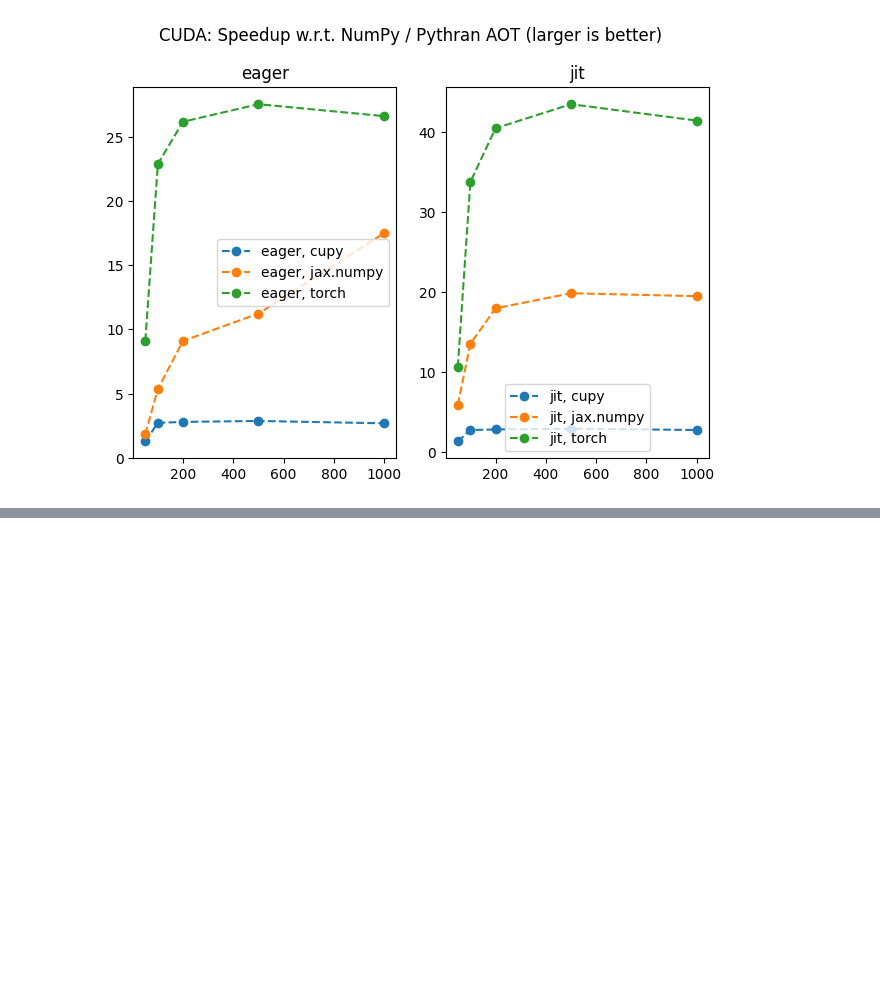
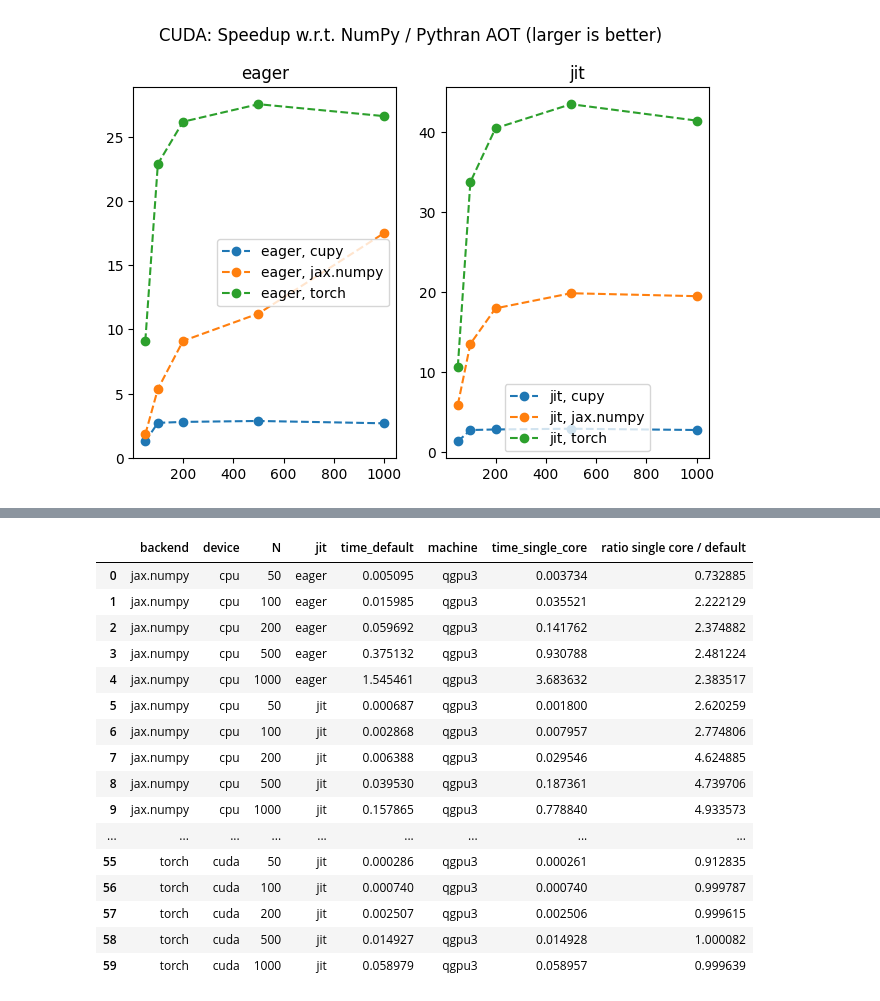
Before and after one commit to ev-br/bench_playground, a Jupyter notebook: viz.rbf.ipynb, the cells around one changed output, grey strips where cells are left out. Drawn from its saved outputs; the diff is of its cells as text; code cells hidden in the pictures; blank space fills up the shorter version.

```diff
--- a/viz.rbf.ipynb
+++ b/viz.rbf.ipynb
@@ -363,0 +478,23 @@ plt.tight_layout()
+# %%
+df__ = df.merge(df_single_core, how="inner", on=["N", "device", "jit", "backend", "machine"], suffixes=("_default", "_single_core"))
+df__ = df__.sort_values(by=["device", "backend", "jit", "N"], ignore_index=True)
+df__["ratio single core / default"] = df__["time_single_core"] / df__["time_default"]
+df__
+# %% [output]
+|  | backend | device | N | jit | time_default | machine | time_single_core | ratio single core / default |
+| 0 | jax.numpy | cpu | 50 | eager | 0.005095 | qgpu3 | 0.003734 | 0.732885 |
+| 1 | jax.numpy | cpu | 100 | eager | 0.015985 | qgpu3 | 0.035521 | 2.222129 |
+| 2 | jax.numpy | cpu | 200 | eager | 0.059692 | qgpu3 | 0.141762 | 2.374882 |
+| 3 | jax.numpy | cpu | 500 | eager | 0.375132 | qgpu3 | 0.930788 | 2.481224 |
+| 4 | jax.numpy | cpu | 1000 | eager | 1.545461 | qgpu3 | 3.683632 | 2.383517 |
+| 5 | jax.numpy | cpu | 50 | jit | 0.000687 | qgpu3 | 0.001800 | 2.620259 |
+| 6 | jax.numpy | cpu | 100 | jit | 0.002868 | qgpu3 | 0.007957 | 2.774806 |
+| 7 | jax.numpy | cpu | 200 | jit | 0.006388 | qgpu3 | 0.029546 | 4.624885 |
+| 8 | jax.numpy | cpu | 500 | jit | 0.039530 | qgpu3 | 0.187361 | 4.739706 |
+| 9 | jax.numpy | cpu | 1000 | jit | 0.157865 | qgpu3 | 0.778840 | 4.933573 |
+| ... | ... | ... | ... | ... | ... | ... | ... | ... |
+| 55 | torch | cuda | 50 | jit | 0.000286 | qgpu3 | 0.000261 | 0.912835 |
+| 56 | torch | cuda | 100 | jit | 0.000740 | qgpu3 | 0.000740 | 0.999787 |
+| 57 | torch | cuda | 200 | jit | 0.002507 | qgpu3 | 0.002506 | 0.999615 |
+| 58 | torch | cuda | 500 | jit | 0.014927 | qgpu3 | 0.014928 | 1.000082 |
+| 59 | torch | cuda | 1000 | jit | 0.058979 | qgpu3 | 0.058957 | 0.999639 |
```
Also changed, not shown: parts of 10 cells of this notebook.
